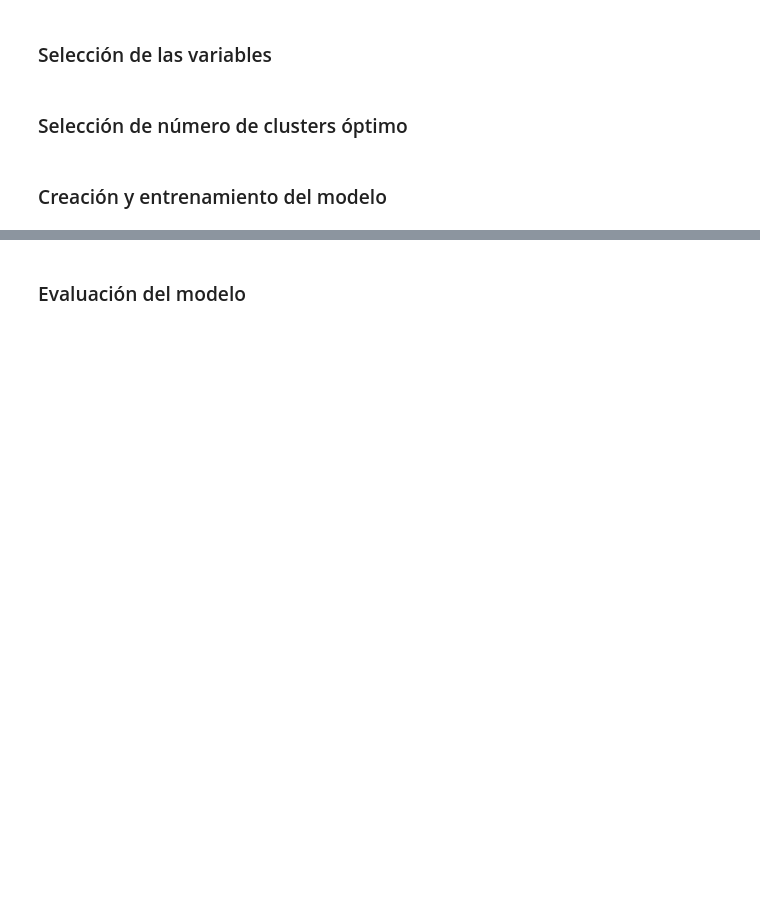
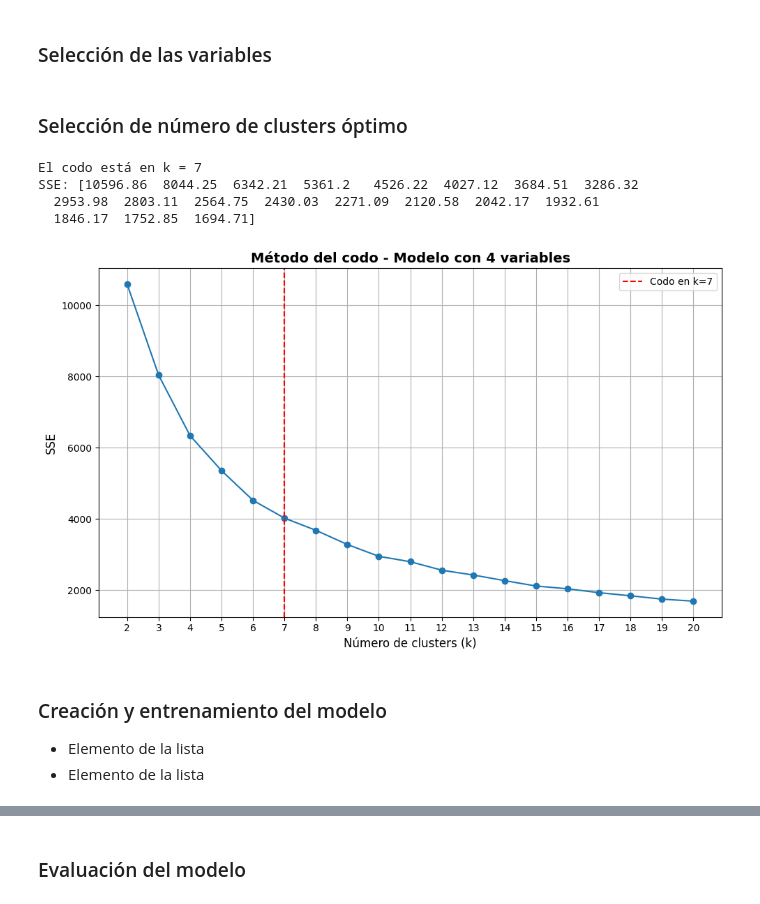
Before and after one commit to JuanYa1901/Evaluacion_4, a Jupyter notebook: 620454_Base_Entrega_Modelos_NO_Supervisados.ipynb, the cells around one changed output, grey strips where cells are left out. Cells and saved outputs as stored; diff of their text form; code cells hidden in the pictures; blank space fills up the shorter version.

```diff
--- a/620454_Base_Entrega_Modelos_NO_Supervisados.ipynb
+++ b/620454_Base_Entrega_Modelos_NO_Supervisados.ipynb
@@ -246,2 +240,44 @@ display(df_all_centroides)
+# %%
+features_4v = ['actividad_fisica', 'pasos_diarios', 'calorias_gastadas', 'nivel_descanso']
+df_4v = df[features_4v].copy()
+
+# Escalamiento
+scaler_4v = StandardScaler()
+X_4v_scaled = scaler_4v.fit_transform(df_4v)
+
+# Cálculo del SSE (Suma de los errores al cuadrado) para distintos valores de K
+sse_4v = []
+for k in range(2, 21):
+    model = KMeans(n_clusters=k, n_init="auto", random_state=42).fit(X_4v_scaled)
+    sse_4v.append(model.inertia_)
+
+# Uso de KneeLocator para encontrar el "codo"
+kl_4v = KneeLocator(range(2, 21), sse_4v, curve="convex", direction="decreasing")
+
+# Resultados
+print(f"El codo está en k = {kl_4v.elbow}")
+print(f"SSE: {np.round(sse_4v, 2)}")
+
+# Gráfico del método del codo con eje X corregido
+plt.figure(figsize=(10, 6))
+plt.plot(range(2, 21), sse_4v, marker='o')
+plt.axvline(x=kl_4v.elbow, color='r', linestyle='--', label=f'Codo en k={kl_4v.elbow}')
+plt.title("Método del codo - Modelo con 4 variables", fontsize=14, fontweight="bold")
+plt.xlabel("Número de clusters (k)", fontsize=12)
+plt.ylabel("SSE", fontsize=12)
+plt.xticks(range(2, 21))
+plt.legend()
+plt.grid(True)
+plt.tight_layout()
+plt.show()
+# %% [output]
+El codo está en k = 7
+SSE: [10596.86  8044.25  6342.21  5361.2   4526.22  4027.12  3684.51  3286.32
+  2953.98  2803.11  2564.75  2430.03  2271.09  2120.58  2042.17  1932.61
+  1846.17  1752.85  1694.71]
+[figure, added]
 # %% [markdown]
 ### Creación y entrenamiento del modelo
+
+*   Elemento de la lista
+*   Elemento de la lista
```
Also changed, not shown: parts of 13 cells of this notebook.
